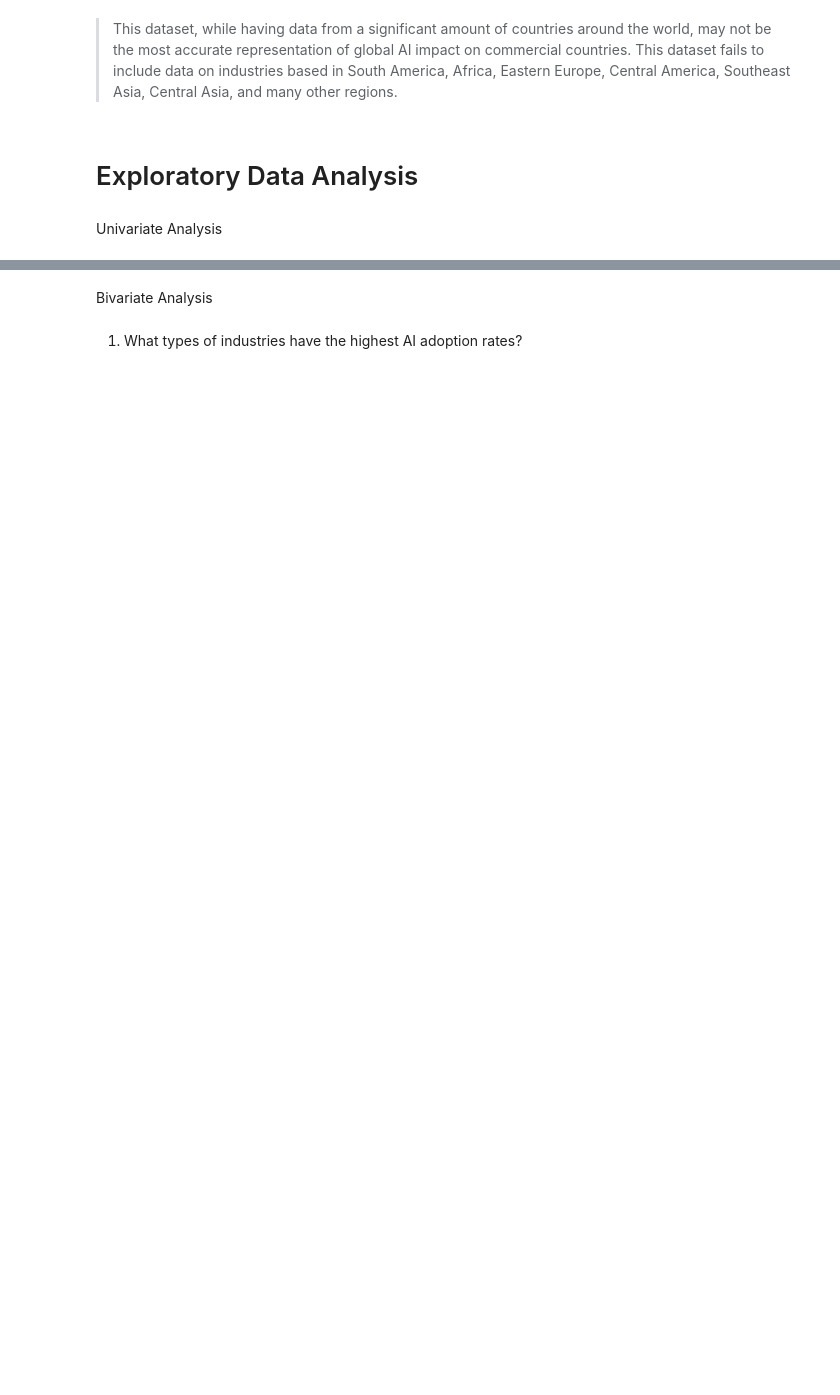
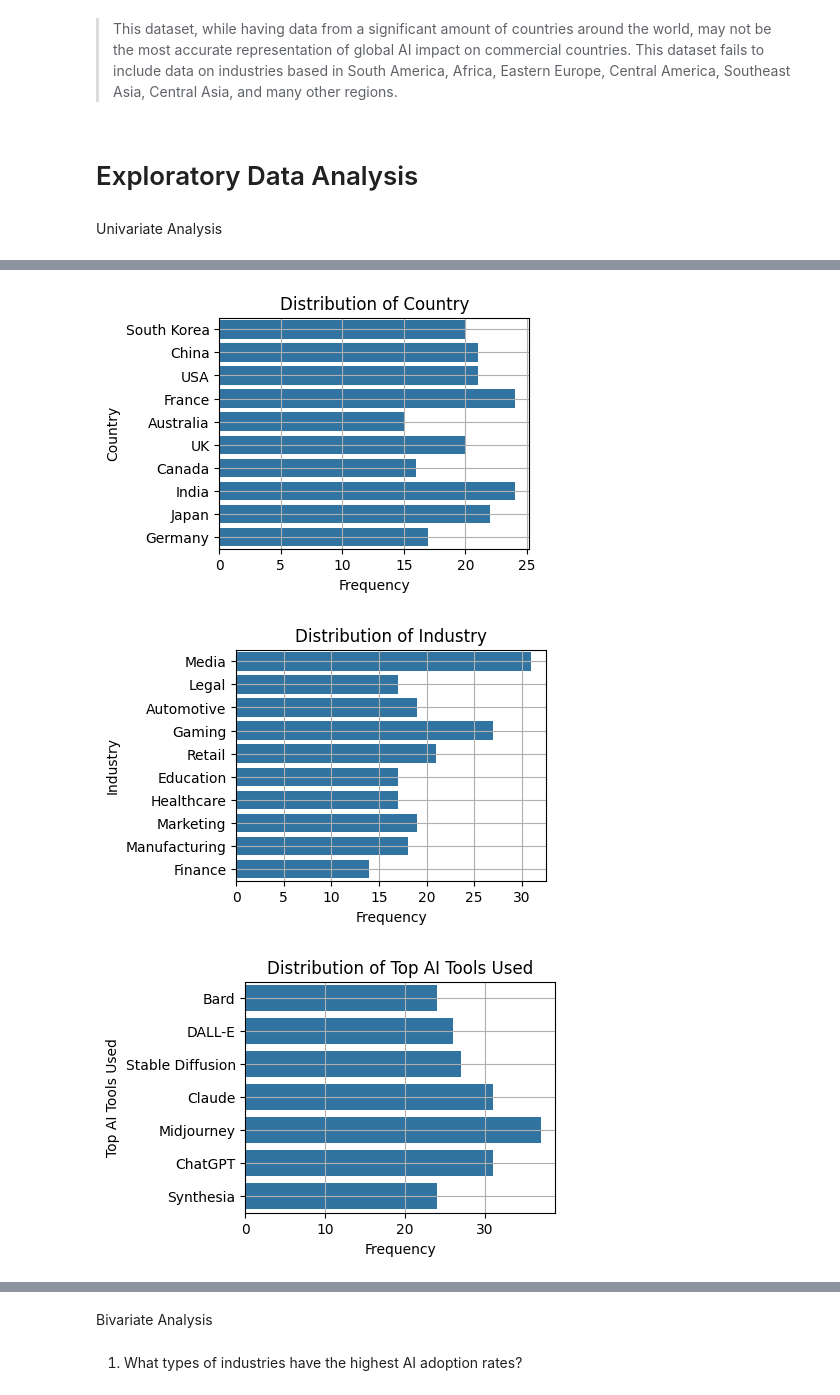
Before and after one commit to SaanvikaVanga/FTI-DSRP-AI_Impact_Research, a Jupyter notebook: Code_For_AI_Impact_Research.ipynb, the cells around one changed output, grey strips where cells are left out. Cells and saved outputs as stored; diff of their text form; code cells hidden in the pictures; blank space fills up the shorter version.

```diff
--- a/Code_For_AI_Impact_Research.ipynb
+++ b/Code_For_AI_Impact_Research.ipynb
@@ -91,0 +108,13 @@ Univariate Analysis
+# %%
+for i in cat_cols:
+    plt.figure(figsize=(4, 3))
+    sns.countplot(data=df, y=i)
+    plt.grid(True)
+    plt.xlabel('Frequency')
+    plt.ylabel(i)
+    plt.title(f'Distribution of {i}')
+    plt.show()
+# %% [output]
+[figure, added]
+[figure, added]
+[figure, added]
```
Also changed, not shown: parts of 19 cells of this notebook.
